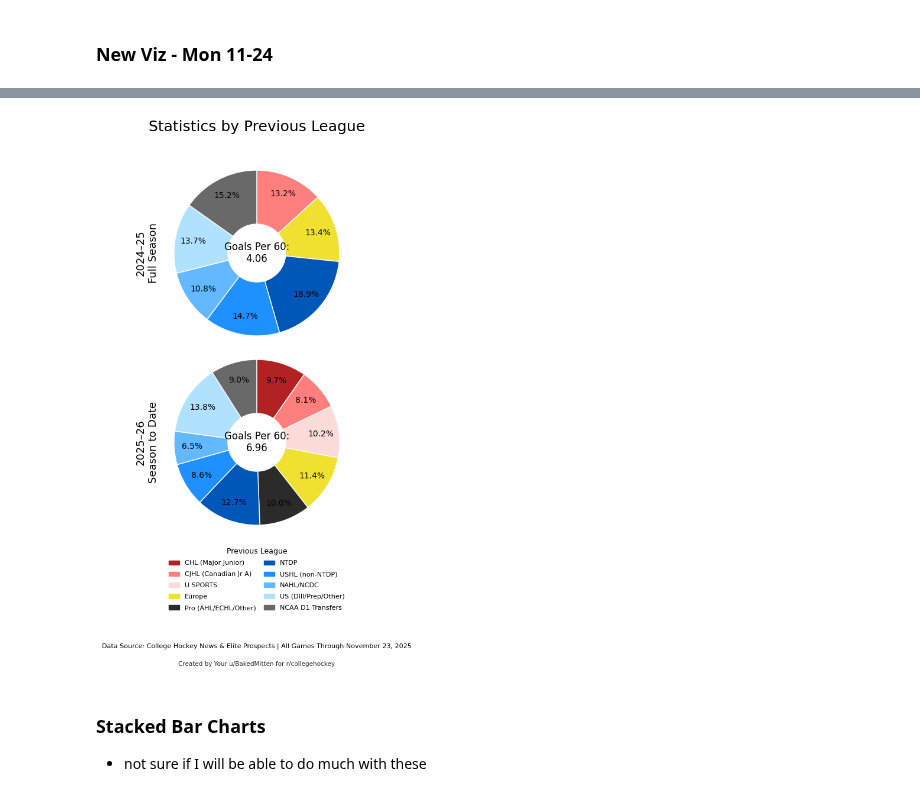
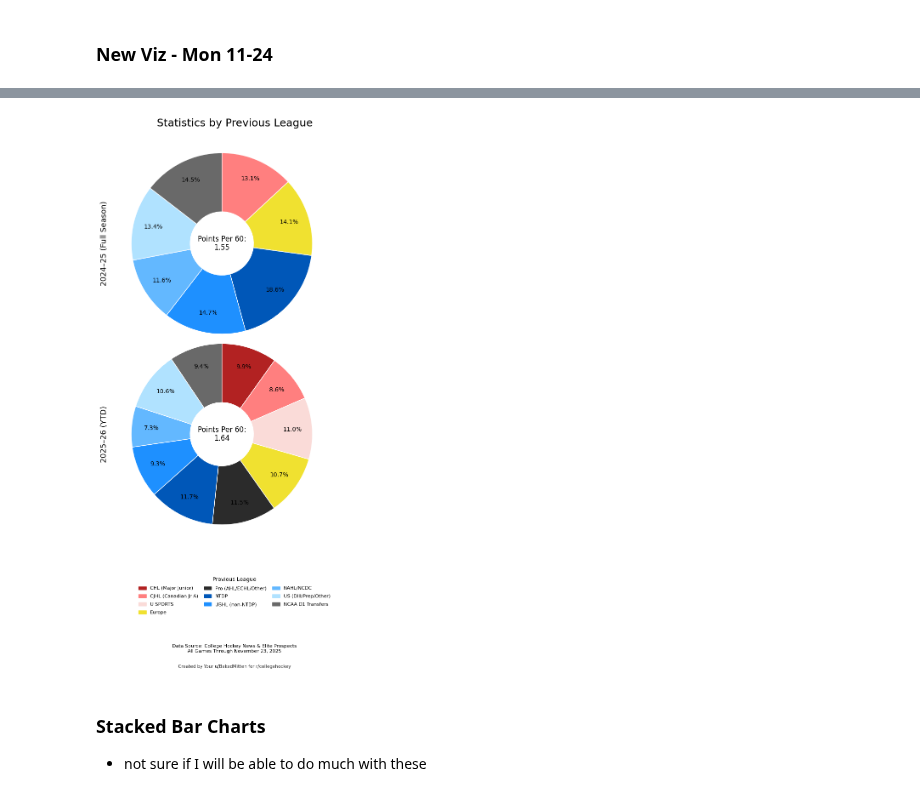
Before and after one commit to JSmith1826/college_hockey_2526, a Jupyter notebook: workbook/visualization_scripts/scoring_by_player_origin.ipynb, the cells around one changed output, grey strips where cells are left out. Drawn from its saved outputs; the diff is of its cells as text; code cells hidden in the pictures.

```diff
--- a/workbook/visualization_scripts/scoring_by_player_origin.ipynb
+++ b/workbook/visualization_scripts/scoring_by_player_origin.ipynb
@@ -805,7 +834,7 @@ COLOR_MAP = {
     "Other/Various/Unknown": "#A9A9A9"
 }
 
-
+bin_order = BIN_ORDER
 bin_color_mapping = {bin_name: COLOR_MAP[bin_name] for bin_name in BIN_ORDER}
 # %% [markdown]
 ### New Viz - Mon 11-24
@@ -844,7 +884,7 @@ def make_autopct(values, label_mode="percent", min_pct=0.05, raw_decimals=3):
 
 # Caption to use in the center of donuts for different metrics
 METRIC_CAPTION_MAP = {
-    "Player_Count": "Total Players",
+    "Player_Count": "Total Skaters",
     "Games_Played": "Total Games",
     "G": "Total Goals",
     "A": "Total Assists",
@@ -1093,24 +1528,24 @@ def plot_origin_donuts(
 # %%
 ## Call the plot_origin_donuts function to plot Goals per Game by Previous League for 24-25 vs 25-26 YTD
 fig = plot_origin_donuts(
     df_prev_agg=agg_24_25_df,
     df_current_agg=agg_df,
-    metric="G_per_60min",
-    title="Statistics by Previous League",
-    # prev_label="Full 2024–25 Season", # Leave Commented to Used Default
-    # current_label="2025–26 Season to Date", # Leave Commented to Used Default
+    metric="Pts_per_60min",
+    # title="DI Breakdown by Previous League",
+    prev_label="2024–25 (Full Season)",
+    current_label="2025–26 (YTD)",
     label_mode="percent",
     raw_decimals=2,
-    min_pct_for_label=0.05,
-    figsize=(10, 10),
-    data_source_text=f"Data Source: College Hockey News & Elite Prospects | All Games Through {config.last_game_date}",
+    min_pct_for_label=0.01,
+    figsize=(10, 14),
+    data_source_text=f"Data Source: College Hockey News & Elite Prospects\nAll Games Through {config.last_game_date}",
     signature_text="Created by Your u/BakedMitten for r/collegehockey",
     center_value_decimals=2,
 )
 # Show the plot
 plt.show()
 # %% [output]
-[figure, old version]
+[figure, new version]
 # %% [markdown]
 ### Stacked Bar Charts
 - not sure if I will be able to do much with these
```
Also changed, not shown: parts of 12 cells of this notebook.
